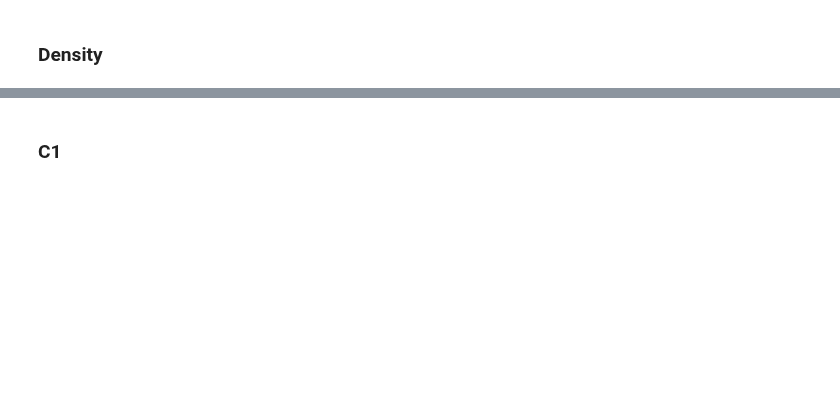
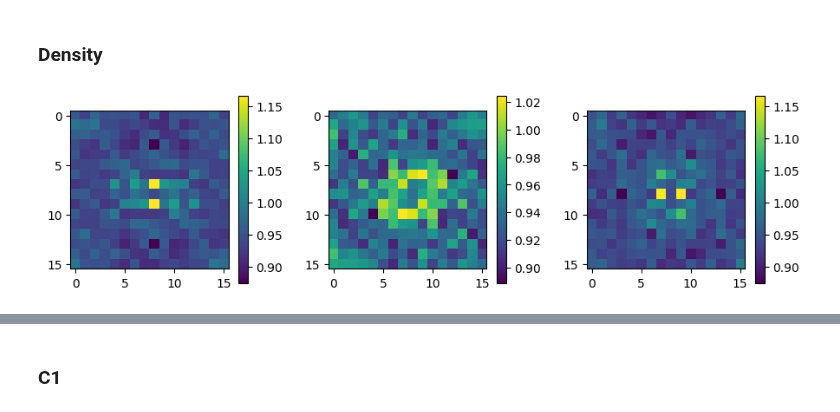
Before and after one commit to uschille/LBMeX, a Jupyter notebook: src_lbm/binary/analysis.ipynb, the cells around one changed output, grey strips where cells are left out. Cells and saved outputs as stored; diff of their text form; code cells hidden in the pictures; blank space fills up the shorter version.

```diff
--- a/src_lbm/binary/analysis.ipynb
+++ b/src_lbm/binary/analysis.ipynb
@@ -59,7 +59,7 @@ def model_cs2(density, C0):
 def cs2k(kx, ky, kz, density, C0):
     thermal_cs2 = model_cs2(density, C0)
     k2 = lattice_fourier_laplacian(kx, ky, kz)
-    return thermal_cs2 + k2*kappa
+    return thermal_cs2 + k2*kappa*density
 
 # def mu_c(density, C0):
 #     # return (-T*density*np.log((density - C0)/C0) - Lambda*(2.*C0 - density))/(2.*density)
@@ -172,23 +172,23 @@ def make_bins(to_bin1, binsize, to_bin2 = None):
 # %% [markdown]
 ## Homogeneous system
 # %%
-L = 32
-binsize = 10
+L = 16
+binsize = 6
 correlated = True
 
-kappa = 0
+kappa = 0.01
 kbt = 1e-7
 u0 = 0
 cs2 = 1/3
 gamma = 1.0
 chi = 0.4
-T = 0.32
+T = 0.25
 rho0 = 1.0
 phi0 = 0.0
 
 idx = -1
-savedir = f"./k_{kappa}/"
-# savedir = f"./"
+# savedir = f"./k_{kappa}/"
+savedir = f"./"
 slc = np.s_[L//2, L//2, L//2]
 # %%
 ts = yt.load(savedir+"SF_plt_mag*")
@@ -201,32 +222,35 @@ ds.field_list
 # %%
 freqs = fft.fftshift(fft.fftfreq(L))
 kx, ky, kz = np.meshgrid(*tuple([2*np.pi*freqs for L in [L, L, L]]), indexing='ij')
 k2 = lattice_fourier_laplacian(kx, ky, kz)
 experiment_muck = cs2k(kx, ky, kz, 1.0, 0.0)
 data = [np.array(ad[('boxlib', 'struct_fact_density_density')]).reshape(L, L, L)]
 
 test = data[0].copy()
 # test[slc] = (test.sum() - test[slc])/(L**3)
 # test[slc] *= kbt/(L**3*T)
 test /= kbt
 
 fig, axs = plt.subplots(1, 3, figsize = (9, 3))
 
 ax = axs[0]
 test *= (experiment_muck)
-test[slc] /= test.sum()
+# test[slc] /= test.sum()
+test[slc] = (test.sum() - test[slc])/(L**3)
 im = ax.imshow(test[L//2, :, :])
 plt.colorbar(im, ax = ax, shrink = 0.8)
 
 ax = axs[1]
 im = ax.imshow(test[:, L//2, :])
 plt.colorbar(im, ax = ax, shrink = 0.8)
 
 ax = axs[2]
 im = ax.imshow(test[:, :, L//2])
 plt.colorbar(im, ax = ax, shrink = 0.8)
 
 fig.tight_layout()
+# %% [output]
+[figure, added]
 # %%
 data = [np.array(ad[('boxlib', 'struct_fact_density_density')]).reshape(L, L, L)]
 slc = np.s_[L//2, L//2, L//2]
```
Also changed, not shown: parts of 12 cells of this notebook, 3 other files.
